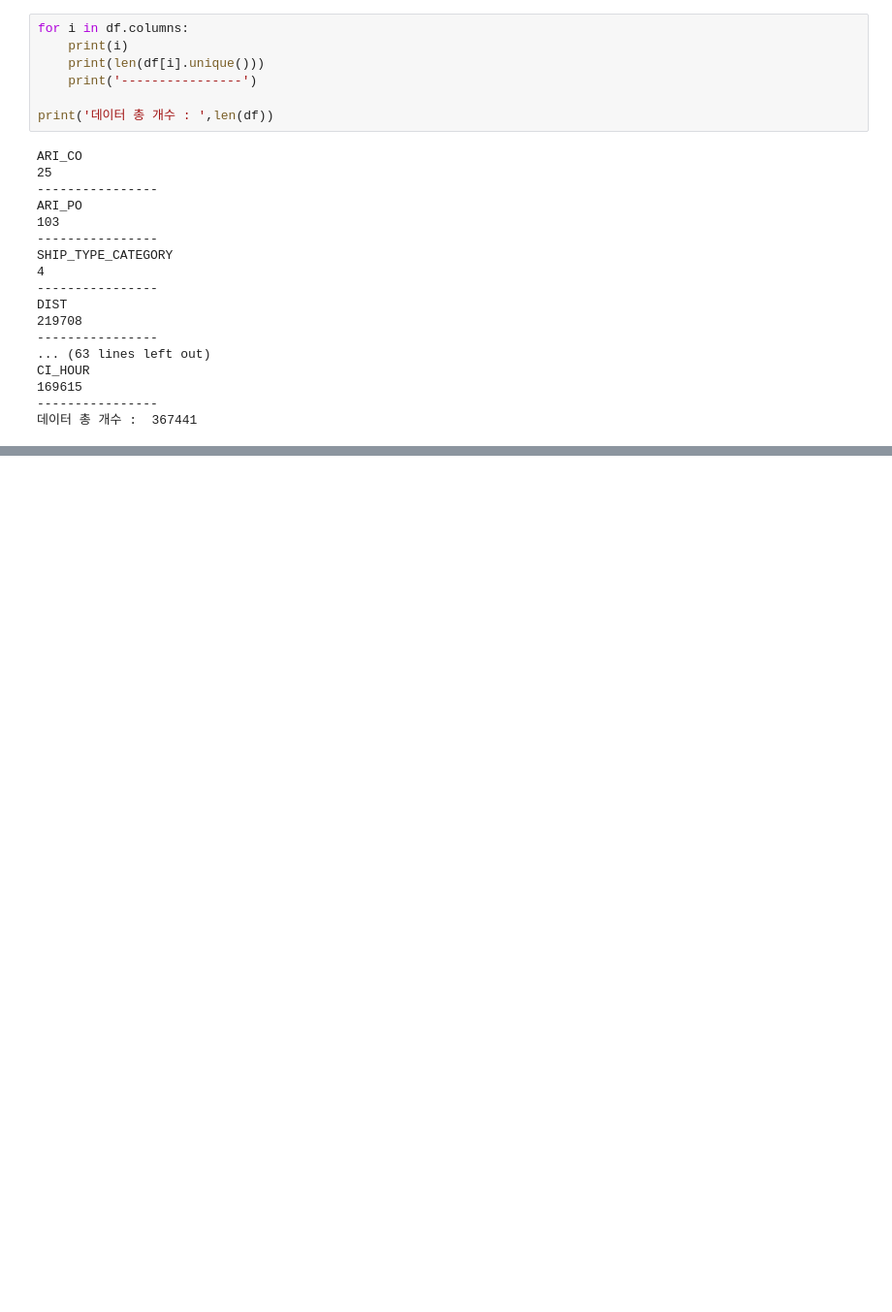
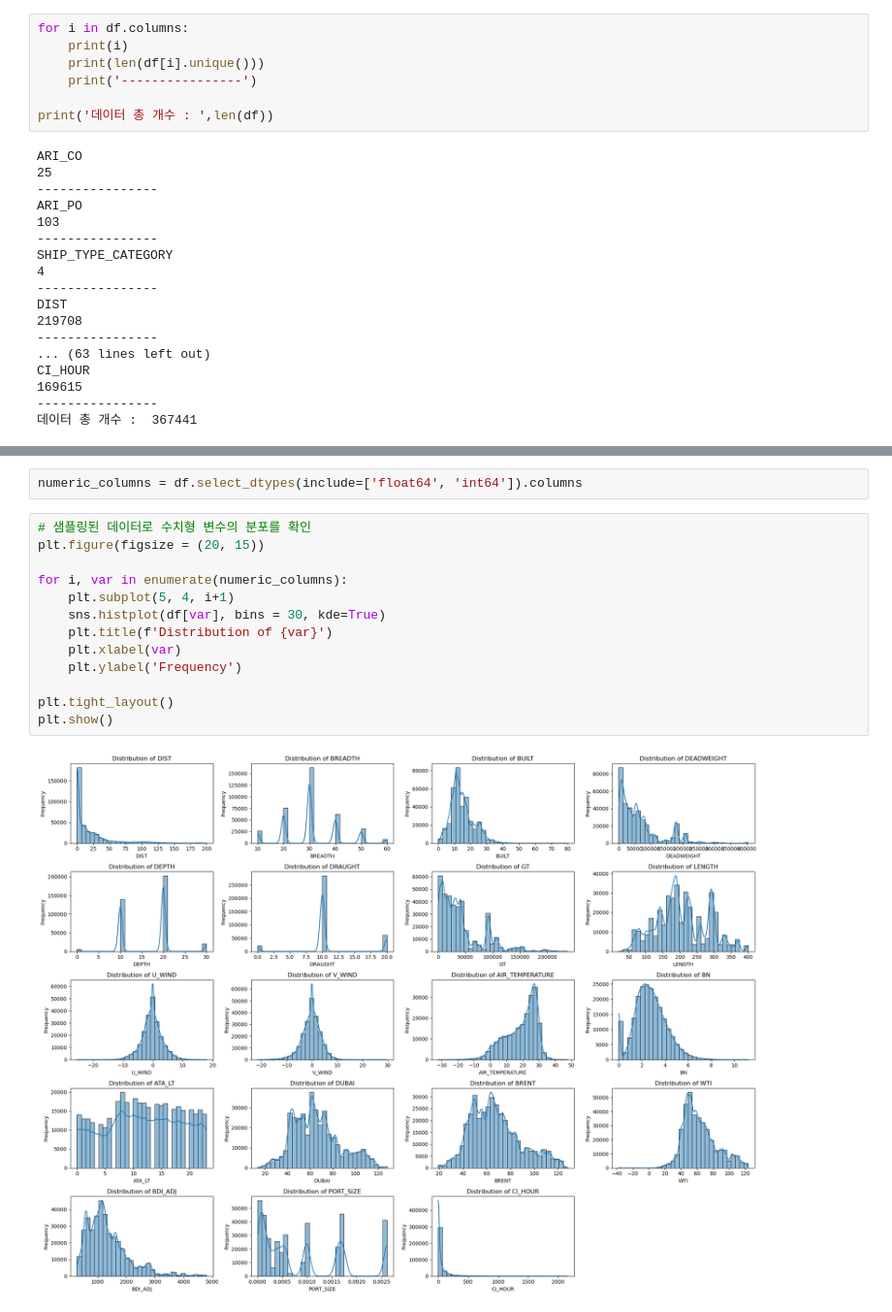
Before and after one commit to Jjineeq/CPS, a Jupyter notebook: project eda.ipynb, the cells around one changed output, grey strips where cells are left out. Shown at 97% size. Cells and saved outputs as stored; diff of their text form; blank space fills up the shorter version.

```diff
--- a/project eda.ipynb
+++ b/project eda.ipynb
@@ -57,3 +83,20 @@ df.describe()
 | 50% | 6.929929 | 30.000000 | 13.000000 | 47400.000000 | 20.000000 | 10.000000 | 30700.000000 | 190.000000 | -0.130000 | 0.000000 | ... |
 | 75% | 25.693063 | 40.000000 | 18.000000 | 81400.000000 | 20.000000 | 10.000000 | 52100.000000 | 260.000000 | 1.540000 | 2.000000 | ... |
 | max | 199.980651 | 60.000000 | 80.000000 | 404000.000000 | 30.000000 | 20.000000 | 237000.000000 | 400.000000 | 17.910000 | 29.690000 | ... |
+# %%
+numeric_columns = df.select_dtypes(include=['float64', 'int64']).columns
+# %%
+# 샘플링된 데이터로 수치형 변수의 분포를 확인
+plt.figure(figsize = (20, 15))
+
+for i, var in enumerate(numeric_columns):
+    plt.subplot(5, 4, i+1)
+    sns.histplot(df[var], bins = 30, kde=True)
+    plt.title(f'Distribution of {var}')
+    plt.xlabel(var)
+    plt.ylabel('Frequency')
+
+plt.tight_layout()
+plt.show()
+# %% [output]
+[figure, added]
```
Also changed, not shown: parts of 29 cells of this notebook, 1 other file.
